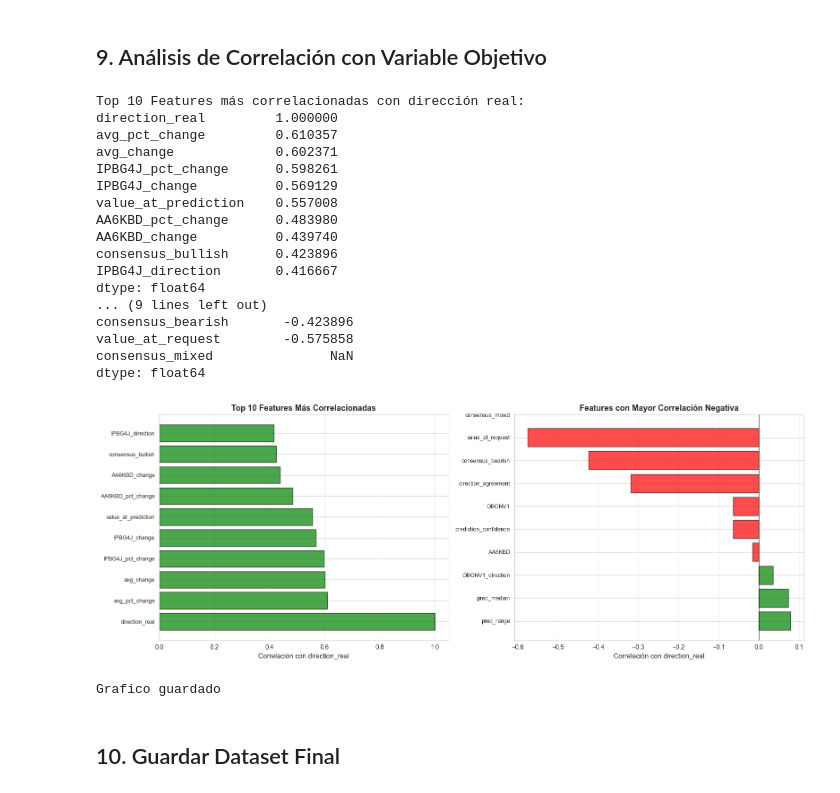
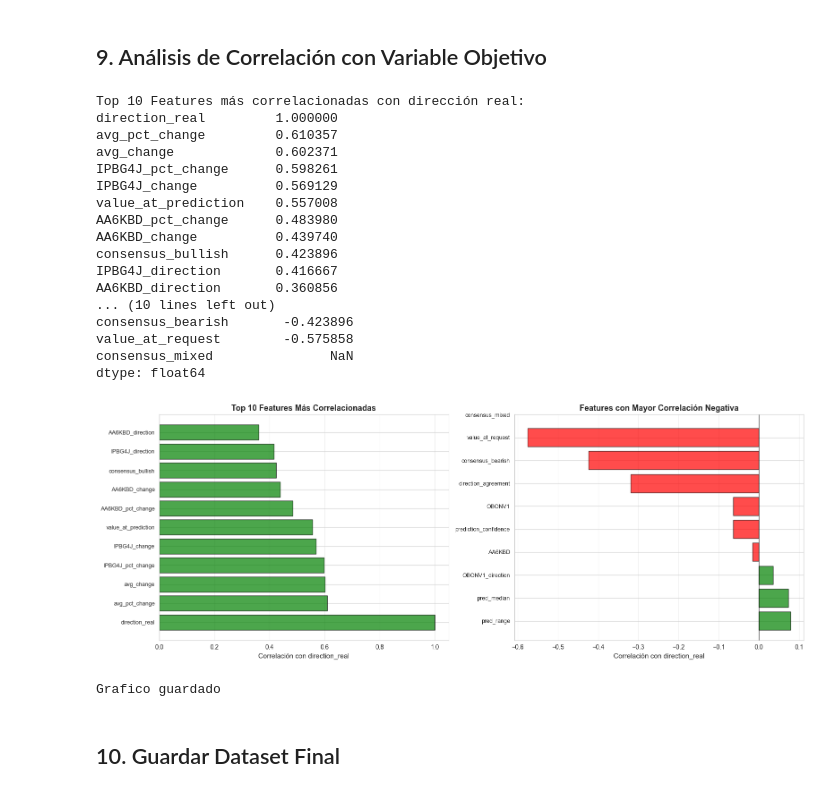
Before and after one commit to Christ02/precios_de_commodities, a Jupyter notebook: notebooks/03_feature_engineering.ipynb, the cells around one changed output. Saved outputs shown, nothing was run; the diff lists cells and outputs as text; code cells hidden in the pictures.

```diff
--- a/notebooks/03_feature_engineering.ipynb
+++ b/notebooks/03_feature_engineering.ipynb
@@ -282,7 +283,7 @@ numeric_cols = [col for col in numeric_cols if col not in ['date_requested', 'da
 corr_with_target = df[numeric_cols].corrwith(df['direction_real']).sort_values(ascending=False)
 
 print("\nTop 10 Features más correlacionadas con dirección real:")
-print(corr_with_target.head(10))
+print(corr_with_target.head(11))
 
 print("\nBottom 10 Features (correlación negativa):")
 print(corr_with_target.tail(10))
@@ -298,8 +299,8 @@ AA6KBD_pct_change      0.483980
 AA6KBD_change          0.439740
 consensus_bullish      0.423896
 IPBG4J_direction       0.416667
-dtype: float64
-... (9 lines left out)
+AA6KBD_direction       0.360856
+... (10 lines left out)
 consensus_bearish       -0.423896
 value_at_request        -0.575858
 consensus_mixed               NaN
@@ -308,35 +309,35 @@ dtype: float64
 # Visualizar correlaciones
 fig, axes = plt.subplots(1, 2, figsize=(16, 6))
 
 # Top features positivas
-top_10 = corr_with_target.head(10)
+top_10 = corr_with_target.head(11)
 colors_pos = ['green' if x > 0 else 'red' for x in top_10]
 axes[0].barh(range(len(top_10)), top_10.values, color=colors_pos, alpha=0.7, edgecolor='black')
 axes[0].set_yticks(range(len(top_10)))
 axes[0].set_yticklabels(top_10.index, fontsize=9)
 axes[0].set_title('Top 10 Features Más Correlacionadas', fontsize=13, fontweight='bold')
 axes[0].set_xlabel('Correlación con direction_real', fontsize=11)
 axes[0].axvline(x=0, color='black', linestyle='-', linewidth=0.8)
 axes[0].grid(True, alpha=0.3, axis='x')
 
 # Bottom features negativas
 bottom_10 = corr_with_target.tail(10)
 colors_neg = ['green' if x > 0 else 'red' for x in bottom_10]
 axes[1].barh(range(len(bottom_10)), bottom_10.values, color=colors_neg, alpha=0.7, edgecolor='black')
 axes[1].set_yticks(range(len(bottom_10)))
 axes[1].set_yticklabels(bottom_10.index, fontsize=9)
 axes[1].set_title('Features con Mayor Correlación Negativa', fontsize=13, fontweight='bold')
 axes[1].set_xlabel('Correlación con direction_real', fontsize=11)
 axes[1].axvline(x=0, color='black', linestyle='-', linewidth=0.8)
 axes[1].grid(True, alpha=0.3, axis='x')
 
 plt.tight_layout()
 plt.savefig('../outputs/figures/05_correlacion_features.png', dpi=300, bbox_inches='tight')
 plt.show()
 
 print("\nGrafico guardado")
 # %% [output]
-[figure, old version]
+[figure, new version]
 Grafico guardado
 # %% [markdown]
 ## 10. Guardar Dataset Final
```
Also changed, not shown: parts of 2 cells of this notebook, 8 other files.
